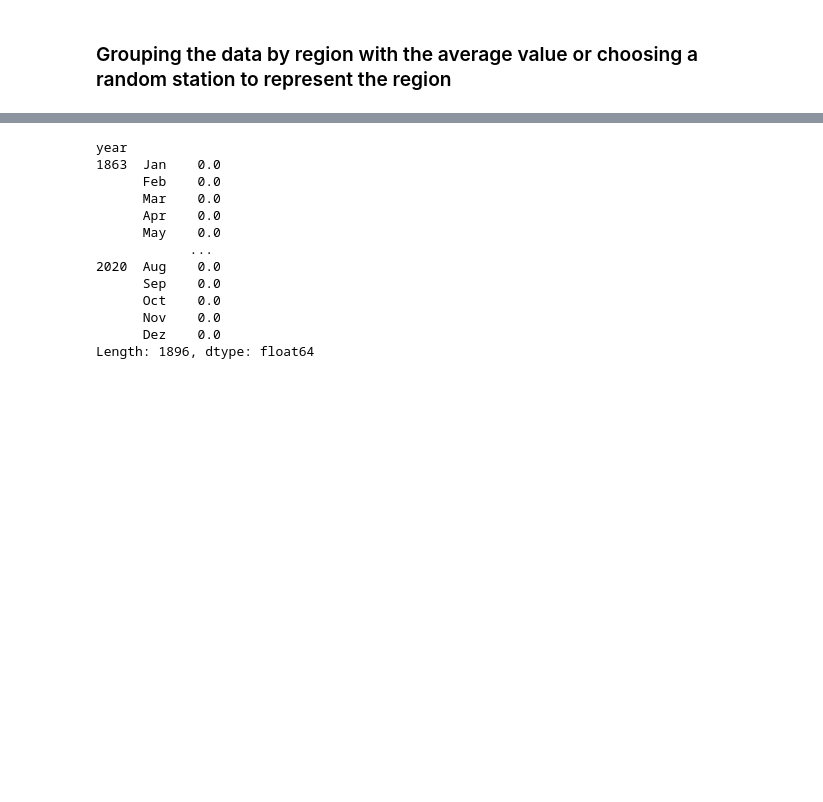
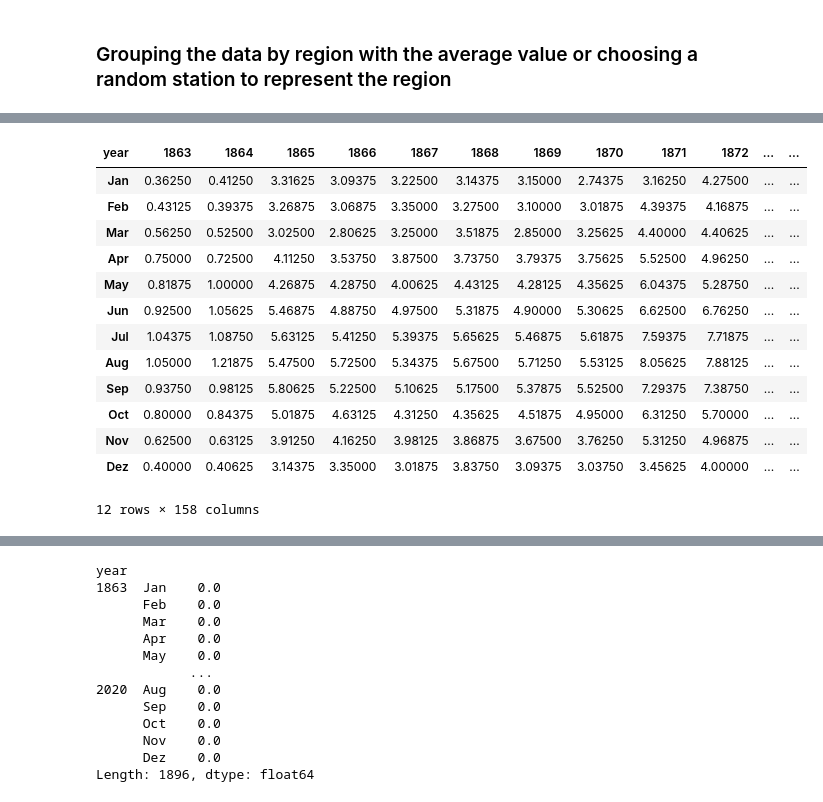
Before and after one commit to FMarques8/FCD-Project-1-2, a Jupyter notebook: INE_data_treatment.ipynb, the cells around one changed output, grey strips where cells are left out. Drawn from its saved outputs; the diff is of its cells as text; code cells hidden in the pictures; blank space fills up the shorter version.

```diff
--- a/INE_data_treatment.ipynb
+++ b/INE_data_treatment.ipynb
@@ -495,0 +561,18 @@ data2_average['PT'][]['tmin']
+# %%
+data2_average_copy = data2_average.copy()
+data2_average_copy['PT']['tmin']
+# %% [output]
+| year | 1863 | 1864 | 1865 | 1866 | 1867 | 1868 | 1869 | 1870 | 1871 | 1872 | ... | ... |
+| Jan | 0.36250 | 0.41250 | 3.31625 | 3.09375 | 3.22500 | 3.14375 | 3.15000 | 2.74375 | 3.16250 | 4.27500 | ... | ... |
+| Feb | 0.43125 | 0.39375 | 3.26875 | 3.06875 | 3.35000 | 3.27500 | 3.10000 | 3.01875 | 4.39375 | 4.16875 | ... | ... |
+| Mar | 0.56250 | 0.52500 | 3.02500 | 2.80625 | 3.25000 | 3.51875 | 2.85000 | 3.25625 | 4.40000 | 4.40625 | ... | ... |
+| Apr | 0.75000 | 0.72500 | 4.11250 | 3.53750 | 3.87500 | 3.73750 | 3.79375 | 3.75625 | 5.52500 | 4.96250 | ... | ... |
+| May | 0.81875 | 1.00000 | 4.26875 | 4.28750 | 4.00625 | 4.43125 | 4.28125 | 4.35625 | 6.04375 | 5.28750 | ... | ... |
+| Jun | 0.92500 | 1.05625 | 5.46875 | 4.88750 | 4.97500 | 5.31875 | 4.90000 | 5.30625 | 6.62500 | 6.76250 | ... | ... |
+| Jul | 1.04375 | 1.08750 | 5.63125 | 5.41250 | 5.39375 | 5.65625 | 5.46875 | 5.61875 | 7.59375 | 7.71875 | ... | ... |
+| Aug | 1.05000 | 1.21875 | 5.47500 | 5.72500 | 5.34375 | 5.67500 | 5.71250 | 5.53125 | 8.05625 | 7.88125 | ... | ... |
+| Sep | 0.93750 | 0.98125 | 5.80625 | 5.22500 | 5.10625 | 5.17500 | 5.37875 | 5.52500 | 7.29375 | 7.38750 | ... | ... |
+| Oct | 0.80000 | 0.84375 | 5.01875 | 4.63125 | 4.31250 | 4.35625 | 4.51875 | 4.95000 | 6.31250 | 5.70000 | ... | ... |
+| Nov | 0.62500 | 0.63125 | 3.91250 | 4.16250 | 3.98125 | 3.86875 | 3.67500 | 3.76250 | 5.31250 | 4.96875 | ... | ... |
+| Dez | 0.40000 | 0.40625 | 3.14375 | 3.35000 | 3.01875 | 3.83750 | 3.09375 | 3.03750 | 3.45625 | 4.00000 | ... | ... |
+12 rows × 158 columns
```
Also changed, not shown: parts of 18 cells of this notebook.
